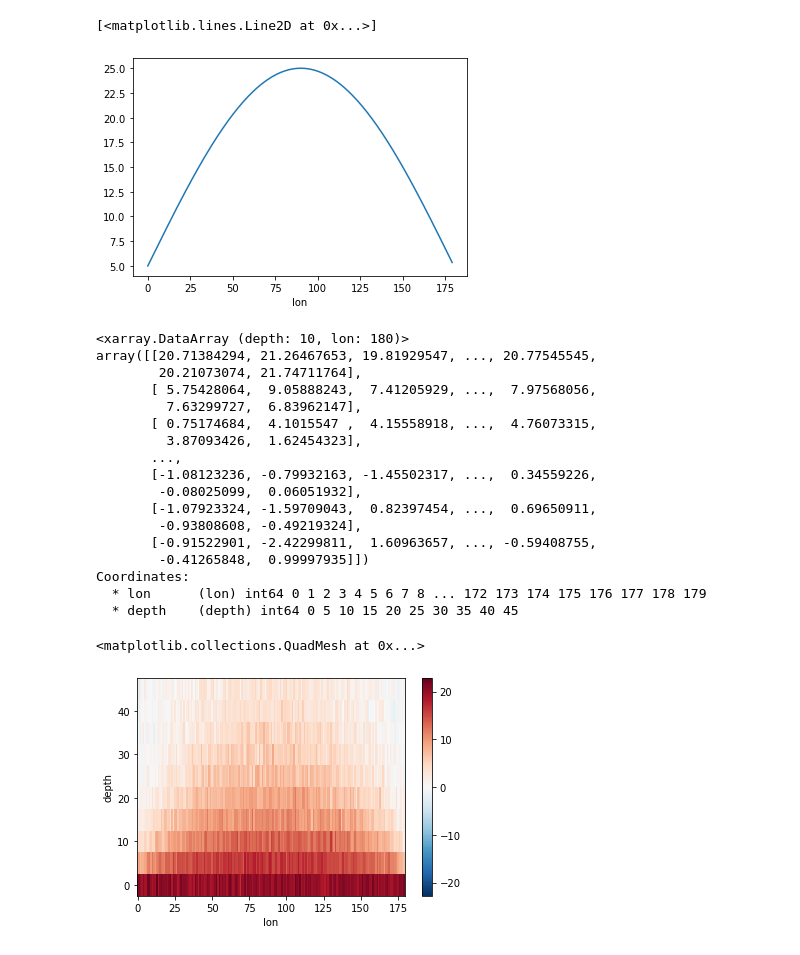
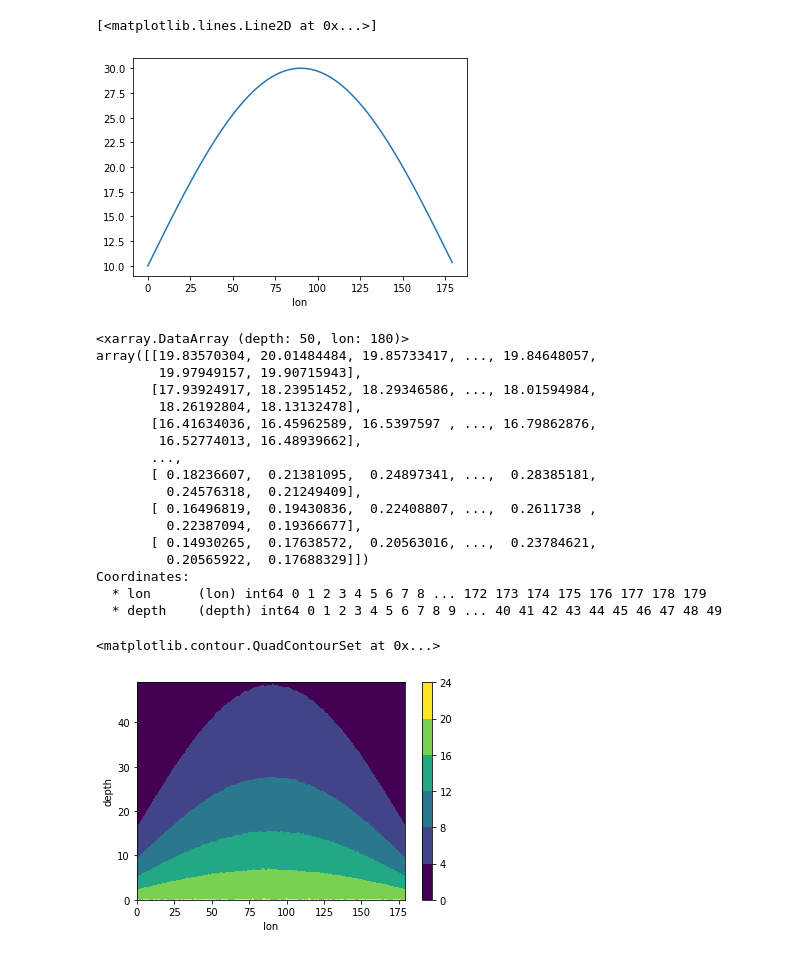
Before and after one commit to willirath/geomar-open-hacky-hour-2021-04, a Jupyter notebook: 2021-11-11/xarray_depth_of_T_at_given_value.ipynb, the cells around one changed output. Saved outputs shown, nothing was run; the diff lists cells and outputs as text; code cells hidden in the pictures.

```diff
--- a/2021-11-11/xarray_depth_of_T_at_given_value.ipynb
+++ b/2021-11-11/xarray_depth_of_T_at_given_value.ipynb
@@ -4,9 +10,9 @@ import numpy as np
 # %%
 lon = xr.DataArray(np.arange(0, 180, 1), dims=("lon", ))
-depth = xr.DataArray(np.arange(0, 50, 5), dims=("depth", ))
+depth = xr.DataArray(np.arange(0, 50, 1), dims=("depth", ))
 # %%
 MLD = xr.DataArray(
-    5 + 20 * np.sin(np.deg2rad(lon)),
+    10 + 20 * np.sin(np.deg2rad(lon)),
     dims=("lon", ),
     coords={"lon": lon},
 )
@@ -33,36 +39,43 @@ Coordinates:
 MLD.plot()
 # %% [output]
 [<matplotlib.lines.Line2D at 0x...>]
-[figure, old version]
+[figure, new version]
 # %%
+T_surf = 20.0
+noise_level = 0.1  # max. noise in K
+
 T = xr.DataArray(
     (
-        np.random.normal(size=(len(depth), len(lon)))
-        + 20 * xr.ufuncs.exp(- depth / MLD)
+        T_surf  # surface temperature
+        * xr.ufuncs.exp(- depth / MLD)  # decay to 1/e at MLD
     ),
     coords={"lon": lon, "depth": depth},
 )
+
+# let noise decay with depth
+T = T + T / T_surf * noise_level * np.random.normal(size=T.shape)
+
 T
 # %% [output]
-<xarray.DataArray (depth: 10, lon: 180)>
-array([[20.71384294, 21.26467653, 19.81929547, ..., 20.77545545,
-        20.21073074, 21.74711764],
-       [ 5.75428064,  9.05888243,  7.41205929, ...,  7.97568056,
-         7.63299727,  6.83962147],
-       [ 0.75174684,  4.1015547 ,  4.15558918, ...,  4.76073315,
-         3.87093426,  1.62454323],
+<xarray.DataArray (depth: 50, lon: 180)>
+array([[19.83570304, 20.01484484, 19.85733417, ..., 19.84648057,
+        19.97949157, 19.90715943],
+       [17.93924917, 18.23951452, 18.29346586, ..., 18.01594984,
+        18.26192804, 18.13132478],
+       [16.41634036, 16.45962589, 16.5397597 , ..., 16.79862876,
+        16.52774013, 16.48939662],
        ...,
-       [-1.08123236, -0.79932163, -1.45502317, ...,  0.34559226,
-        -0.08025099,  0.06051932],
-       [-1.07923324, -1.59709043,  0.82397454, ...,  0.69650911,
-        -0.93808608, -0.49219324],
-       [-0.91522901, -2.42299811,  1.60963657, ..., -0.59408755,
-        -0.41265848,  0.99997935]])
+       [ 0.18236607,  0.21381095,  0.24897341, ...,  0.28385181,
+         0.24576318,  0.21249409],
+       [ 0.16496819,  0.19430836,  0.22408807, ...,  0.2611738 ,
+         0.22387094,  0.19366677],
+       [ 0.14930265,  0.17638572,  0.20563016, ...,  0.23784621,
+         0.20565922,  0.17688329]])
 Coordinates:
   * lon      (lon) int64 0 1 2 3 4 5 6 7 8 ... 172 173 174 175 176 177 178 179
-  * depth    (depth) int64 0 5 10 15 20 25 30 35 40 45
+  * depth    (depth) int64 0 1 2 3 4 5 6 7 8 9 ... 40 41 42 43 44 45 46 47 48 49
 # %%
-T.plot()
+T.plot.contourf()
 # %% [output]
-<matplotlib.collections.QuadMesh at 0x...>
+<matplotlib.contour.QuadContourSet at 0x...>
-[figure, old version]
+[figure, new version]
```
Also changed, not shown: parts of 22 cells of this notebook.
